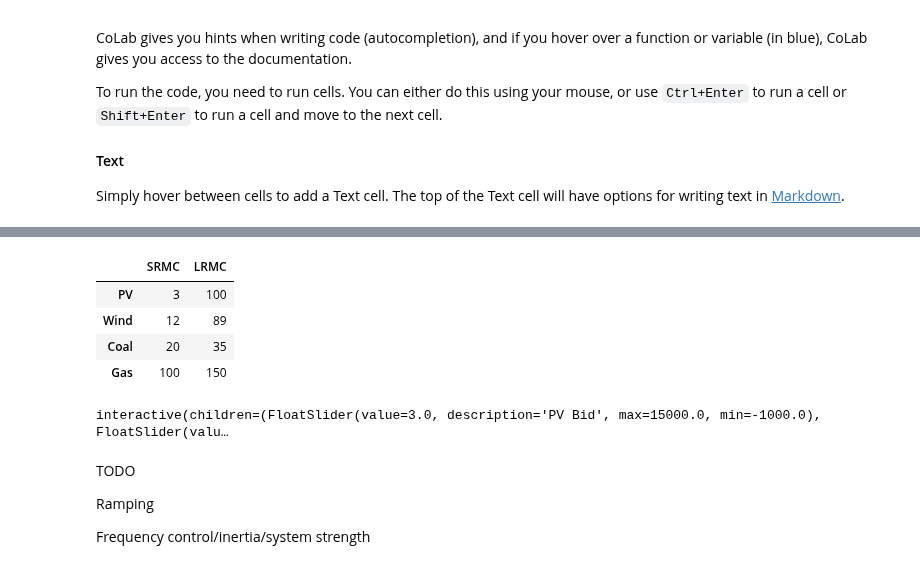
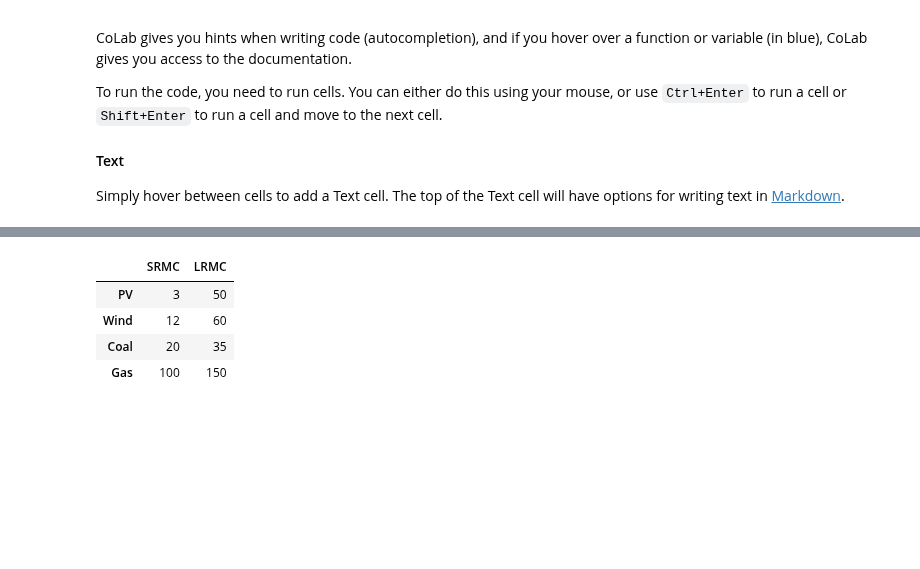
Before and after one commit to prakaa/sola5050, a Jupyter notebook: nem_simulator.ipynb, the cells around one changed output, grey strips where cells are left out. Cells and saved outputs as stored; diff of their text form; code cells hidden in the pictures; blank space fills up the shorter version.

```diff
--- a/nem_simulator.ipynb
+++ b/nem_simulator.ipynb
@@ -261,48 +382,17 @@ def economic_dispatch_by_interval(pv_bid, wind_bid, gas_bid, coal_bid,
 # %%
 #@title Marginal cost data
 #@markdown This table contains short-run marginal cost (**SRMC**) and long-run
-#@markdown marginal cost (**LRMC**) for each of the generators in $/MWh.
+#@markdown marginal cost (**LRMC**) for each of the generators in **$/MWh**.
 #@markdown You can use this data as a starting point for selecting
 #@markdown energy bids for each unit.
-marginal_costs = pd.DataFrame([[3, 100], [12, 89], [20, 35], [100, 150]],
-                              index=['PV', 'Wind', 'Coal', 'Gas'],
+marginal_costs = pd.DataFrame([[3, 50], [12, 60], [20, 35], [100, 150]],
+                              index=['PV', 'Wind',
+                                     'Coal', 'Gas'],
                               columns=['SRMC', 'LRMC'])
 marginal_costs
 # %% [output]
 |  | SRMC | LRMC |
-| PV | 3 | 100 |
-| Wind | 12 | 89 |
+| PV | 3 | 50 |
+| Wind | 12 | 60 |
 | Coal | 20 | 35 |
 | Gas | 100 | 150 |
-# %%
-#@title Run economic dispatch
-interactive_ed = widgets.interactive(
-    economic_dispatch_by_interval,
-    {'manual': True},
-    pv_bid=widgets.FloatSlider(value=marginal_costs.loc['PV', 'SRMC'],
-                               min=-1000, max=15000, description='PV Bid'),
-    wind_bid=widgets.FloatSlider(value=marginal_costs.loc['Wind', 'SRMC'],
-                                 min=-1000, max=15000, description='Wind Bid'),
-    gas_bid=widgets.FloatSlider(value=marginal_costs.loc['Gas', 'SRMC'],
-                                min=-1000, max=15000, description='Gas Bid'),
-    coal_bid=widgets.FloatSlider(value=marginal_costs.loc['Coal', 'SRMC'],
-                                 min=-1000, max=15000, description='Coal Bid'),
-    pv_cap = widgets.BoundedFloatText(value=150, min=0, max=1000,
-                                      description='PV Capacity'),
-    wind_cap = widgets.BoundedFloatText(1200, min=0, max=3000,
-                                        description='Wind Capacity'),
-    gas_cap = widgets.BoundedFloatText(1000, min=0, max=2000,
-                                      description='Gas Capacity'),
-    coal_cap = widgets.BoundedFloatText(1500, min=0, max=3000,
-                                        description='Coal Capacity'),
-    available_capacity=widgets.fixed(available_capacity)
-)
-display(interactive_ed)
-# %% [output]
-interactive(children=(FloatSlider(value=3.0, description='PV Bid', max=15000.0, min=-1000.0), FloatSlider(valu…
-# %% [markdown]
-TODO
-
-Ramping
-
-Frequency control/inertia/system strength
```
Also changed, not shown: parts of 13 cells of this notebook.
